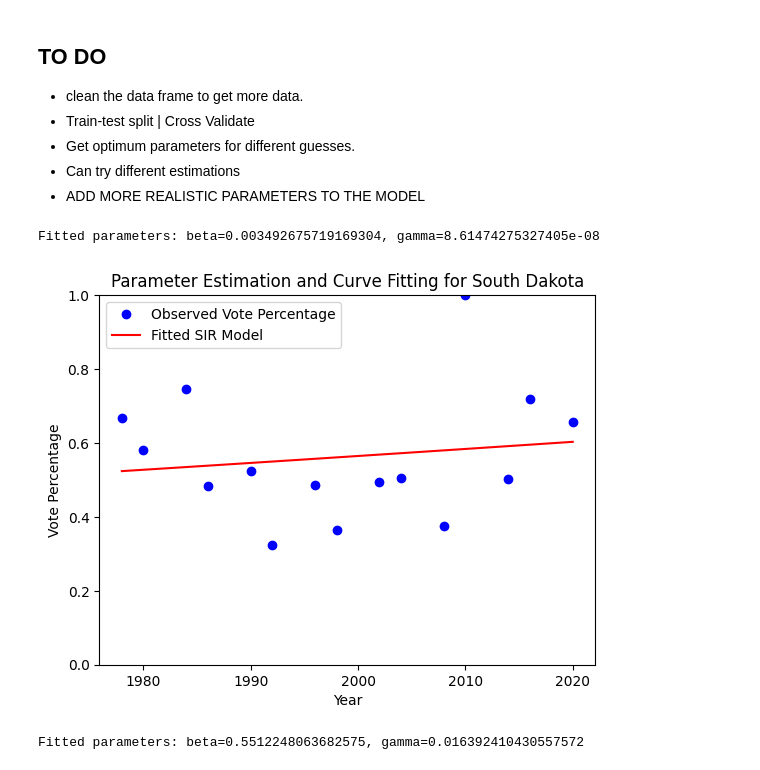
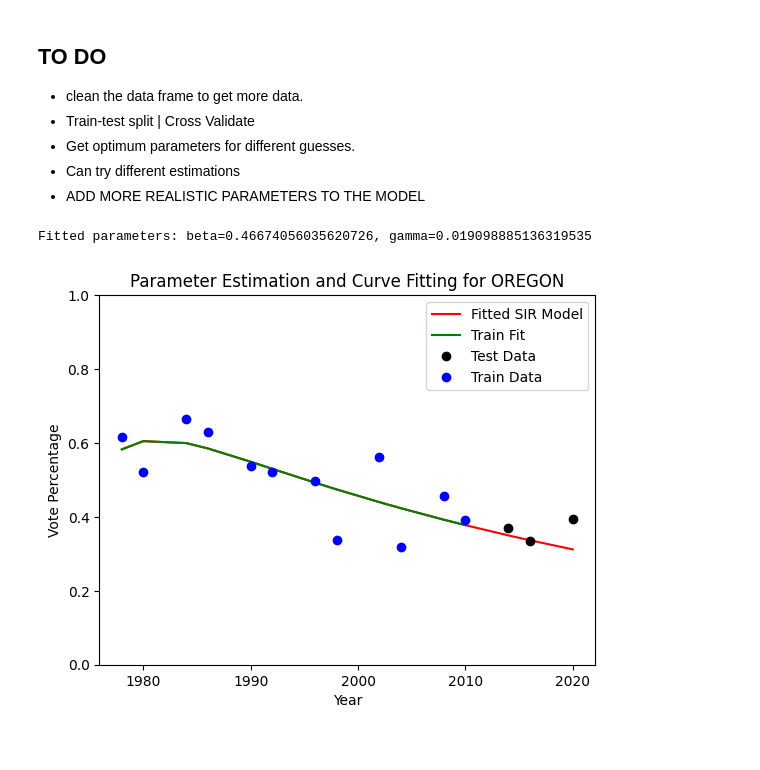
Before and after one commit to alanroyce20102003/bt5240, a Jupyter notebook: main.ipynb, the cells around one changed output. Cells and saved outputs as stored; diff of their text form; code cells hidden in the pictures.

Commit message:
added train test split to main.ipynb

```diff
--- a/main.ipynb
+++ b/main.ipynb
@@ -129,0 +117,9 @@ plt.show()
+# %%
+split_index = int(0.8 * len(year))
+
+X_train, X_test = year[:split_index], year[split_index:]
+y_train, y_test = vote_percentage[:split_index], vote_percentage[split_index:]
+params, covariance = curve_fit(fit_sir_model, X_train, y_train, p0=[0.1, 0.1, S0, I0, R0], bounds=(0, [1, 1, 1, 1, 1]))
+beta, gamma = params[:2]
+print(f"Fitted parameters: beta={beta}, gamma={gamma}")
+test_fit = (fit_sir_model(year, *params))
@@ -135,45 +163,30 @@ plt.show()
 - Can try different estimations
 - ADD MORE REALISTIC PARAMETERS TO THE MODEL
 # %%
-year = df_dict[('SOUTH DAKOTA', 'REPUBLICAN')]['year'].values
-votes = df_dict[('SOUTH DAKOTA', 'REPUBLICAN')]['candidatevotes'].values
-total_votes = df_dict[('SOUTH DAKOTA', 'REPUBLICAN')]['totalvotes'].values
-vote_percentage = votes / total_votes
+year = df_dict[('OREGON', 'REPUBLICAN')]['year'].values
+votes = df_dict[('OREGON', 'REPUBLICAN')]['candidatevotes'].value
+y_train, y_test = vote_percentage[:split_index], vote_percentage[split_index:]
 I0 = vote_percentage[0]
 S0 = 1 - I0
 R0 = 0
 
 # fit the curve provided initial guess. 0.1 each | Gives local optimum
-# params, covariance = curve_fit(fit_sir_model, year, vote_percentage, p0=[0.1, 0.1, S0, I0, R0], bounds=(0, [1, 1, 1, 1, 1]))
-# beta, gamma = params[:2]
+params, covariance = curve_fit(fit_sir_model, X_train, y_train, p0=[0.1, 0.1, S0, I0, R0], bounds=(0, [1, 1, 1, 1, 1]))
+beta, gamma = params[:2]
 test_fit = (fit_sir_model(year, *params))
 print(f"Fitted parameters: beta={beta}, gamma={gamma}")
 # %% [output]
-Fitted parameters: beta=0.003492675719169304, gamma=8.61474275327405e-08
+Fitted parameters: beta=0.46674056035620726, gamma=0.019098885136319535
 # %%
-plt.plot(year, vote_percentage, 'bo', label='Observed Vote Percentage')
 plt.plot(year, test_fit, 'r-', label='Fitted SIR Model')
+plt.plot(X_train, fit_sir_model(X_train, *params), 'g-', label='Train Fit')
+plt.plot(X_test, y_test, 'ko', label='Test Data')
+plt.plot(X_train, y_train, 'bo', label='Train Data')
 plt.xlabel('Year')
 plt.ylabel('Vote Percentage')
 plt.ylim(0, 1)
 plt.legend()
-plt.title('Parameter Estimation and Curve Fitting for South Dakota')
+plt.title('Parameter Estimation and Curve Fitting for OREGON')
 plt.show()
 # %% [output]
-[figure, old version]
+[figure, new version]
-# %%
-year = df_dict[('OREGON', 'REPUBLICAN')]['year'].values
-votes = df_dict[('OREGON', 'REPUBLICAN')]['candidatevotes'].values
-total_votes = df_dict[('OREGON', 'REPUBLICAN')]['totalvotes'].values
-vote_percentage = votes / total_votes
-I0 = vote_percentage[0]
-S0 = 1 - I0
-R0 = 0
-
-# fit the curve provided initial guess. 0.1 each | Gives local optimum
-params, covariance = curve_fit(fit_sir_model, year, vote_percentage, p0=[0.1, 0.1, S0, I0, R0], bounds=(0, [1, 1, 1, 1, 1]))
-beta, gamma = params[:2]
-test_fit = (fit_sir_model(year, *params))
-print(f"Fitted parameters: beta={beta}, gamma={gamma}")
-# %% [output]
-Fitted parameters: beta=0.5512248063682575, gamma=0.016392410430557572
```
Also changed, not shown: parts of 8 cells of this notebook.
